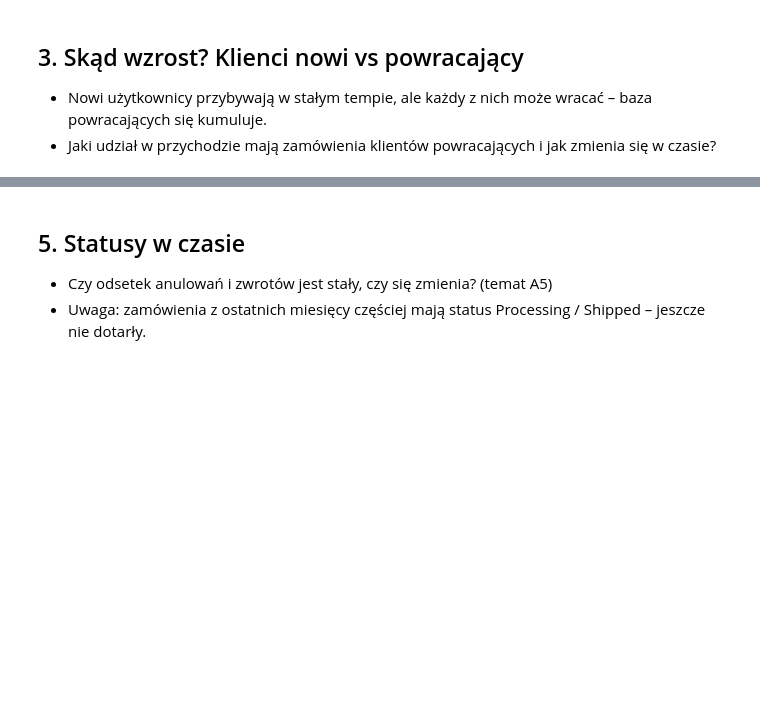
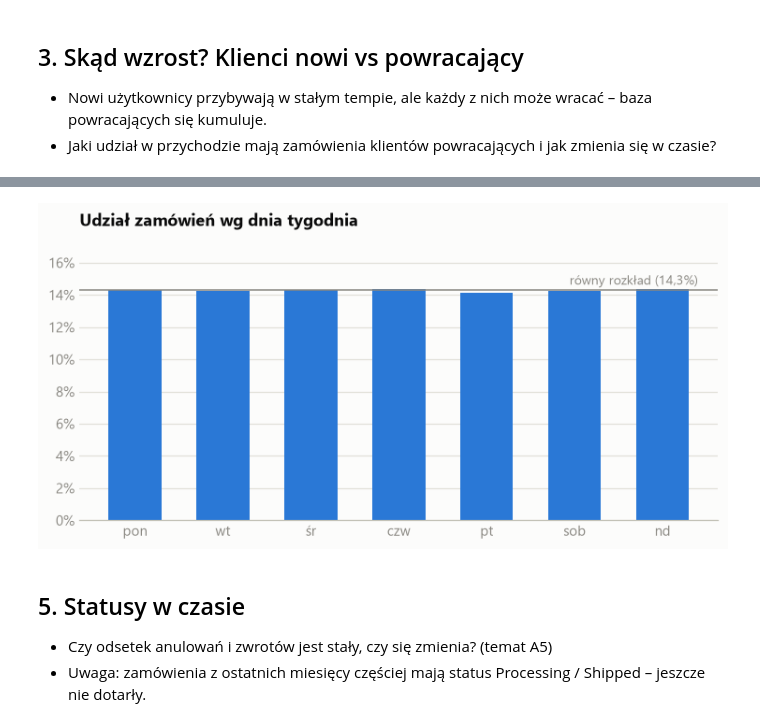
Before and after one commit to Raaaayu/thelook-ecommerce-analytics, a Jupyter notebook: 06_eda_orders_time.ipynb, the cells around one changed output, grey strips where cells are left out. Cells and saved outputs as stored; diff of their text form; code cells hidden in the pictures; blank space fills up the shorter version.

```diff
--- a/06_eda_orders_time.ipynb
+++ b/06_eda_orders_time.ipynb
@@ -155,9 +346,12 @@ seasonal_index.groupby(seasonal_index.index.month).mean().round(2).rename_axis("
 # Orders by day of week (% of all orders)
 
 day_order = ["Monday", "Tuesday", "Wednesday", "Thursday", "Friday", "Saturday", "Sunday"]
+days_pl = ["pon", "wt", "śr", "czw", "pt", "sob", "nd"]
 
-(orders_v["created_at"].dt.day_name()
- .value_counts(normalize=True)
- .reindex(day_order)
- .mul(100)
- .round(1))
+weekday_share = (orders_v["created_at"].dt.day_name()
+                 .value_counts(normalize=True)
+                 .reindex(day_order)
+                 .mul(100))
+weekday_share.index = days_pl
+
+weekday_share.round(1)
@@ -164,3 +367,19 @@ day_order = ["Monday", "Tuesday", "Wednesday", "Thursday", "Friday", "Saturday",
+# %%
+# Chart: orders by day of week – axis from 0, so a flat distribution looks flat
+
+fig, ax = plt.subplots(figsize=(8, 3.5))
+ax.bar(weekday_share.index, weekday_share, width=0.6, color=COLORS["series_1"])
+
+ax.axhline(100 / 7, color=COLORS["muted"], linewidth=1)
+ax.annotate("równy rozkład (14,3%)", xy=(6.4, 100 / 7), xytext=(0, 4), textcoords="offset points",
+            ha="right", color=COLORS["muted"], fontsize=9)
+
+ax.set_title("Udział zamówień wg dnia tygodnia")
+ax.set_ylim(0, weekday_share.max() * 1.2)
+ax.yaxis.set_major_formatter(PercentFormatter(decimals=0))
+plt.show()
+# %% [output]
+[figure, added]
 # %% [markdown]
 ## 5. Statusy w czasie
 
```
Also changed, not shown: parts of 22 cells of this notebook, 2 other files.
